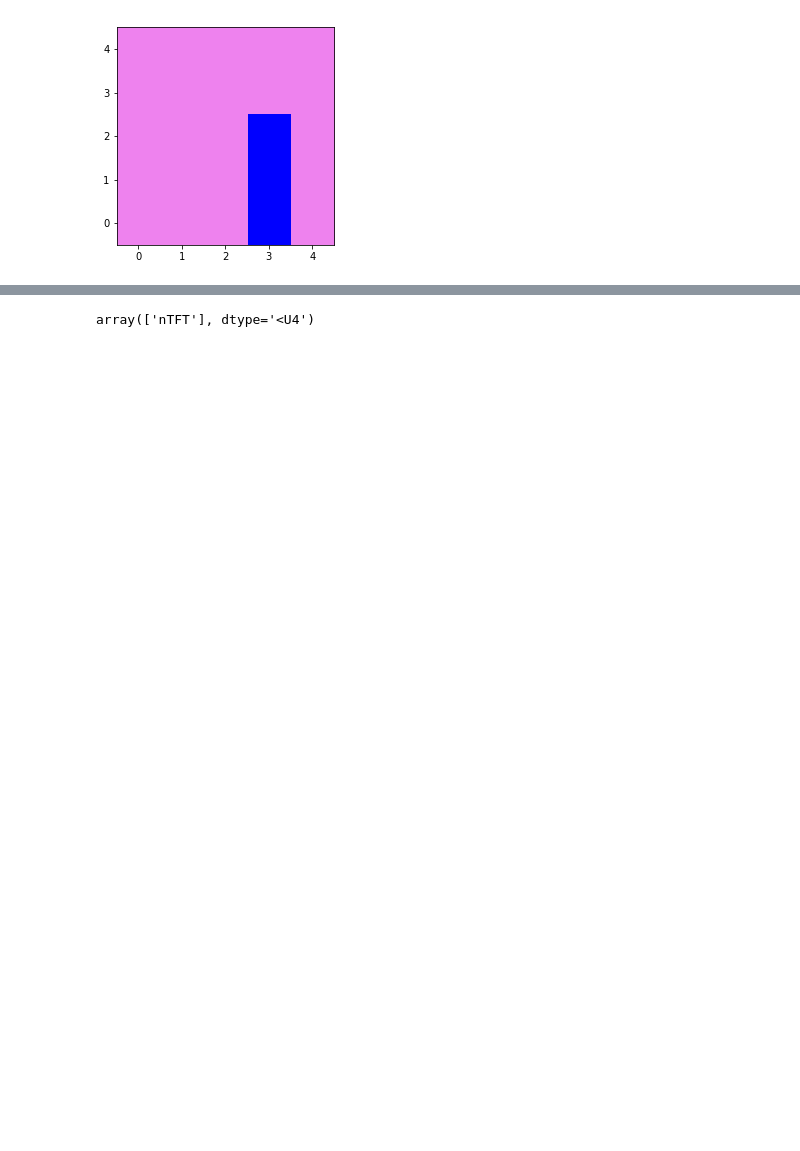
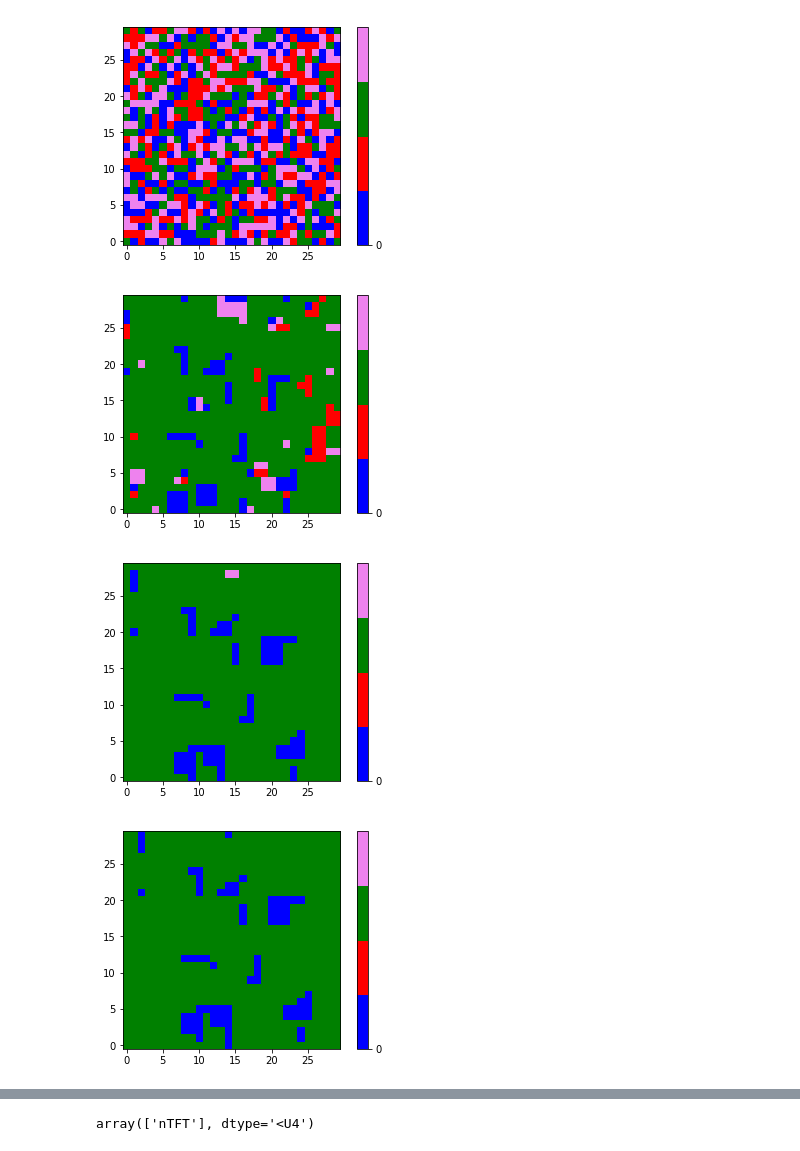
Before and after one commit to wesleyackerman/multiagent_systems, a Jupyter notebook: Labs/Lab2/Lattice Dev.ipynb, the cells around one changed output, grey strips where cells are left out. Saved outputs shown, nothing was run; the diff lists cells and outputs as text; code cells hidden in the pictures; blank space fills up the shorter version.

Commit message:
better plotting

```diff
--- a/Labs/Lab2/Lattice Dev.ipynb
+++ b/Labs/Lab2/Lattice Dev.ipynb
@@ -12,8 +12,13 @@ class lattice_gameboard:
         self.shape = [self.rows,self.columns]
         self.game = game
 
+        self.mapping = {}
+        for i,a in enumerate(agents):
+            self.mapping[a] = i
+
         self.paired_payoff_matrix = GamesRunner().calc_payoffs(game=self.game)
         self.agents = agents
+        self.colors = ['blue','red','green', 'violet']
         if weights is None:
             weights = [1/len(self.agents)] * 4
         self.weights = weights
@@ -51,6 +56,7 @@ class lattice_gameboard:
 #                 print(best_index)
 #                 print(self.payoffs[neighbor_idx])
 #                 print(neighbor_agents)
+#                print(neighbor_agents)
         self.agent_lattice = new_lattice
 
     def neighbor_indices(self, index):
@@ -75,36 +81,67 @@ class lattice_gameboard:
     def calculate_cell_payoff(self,i,j):
         """ Calculate the payoff of a cell
         """
         central_agent = self.agent_lattice[i,j]
         #print(central_agent)
         neighbors = self.neighbor_indices([i,j])
         neighbor_agents = self.agent_lattice[neighbors[:,0], neighbors[:,1]]
 
         # Remove central agent
         neighbor_agents = np.delete(arr=neighbor_agents, obj=4, axis=0)
 
         r = 0
         for agent in neighbor_agents:
             #print(agent)
             r += self.paired_payoff_matrix[(central_agent,agent)][0]
         return r/9
 
+    def draw_lattice2(self, lattice):
+        cmap = mpl.colors.ListedColormap(self.colors)
+        #categories, integer_encoding = np.unique(lattice, return_inverse=True)
+        #integer_encoding = integer_encoding.reshape([self.rows,self.columns])
+        int_lattice = replace_array_with_map(lattice, self.mapping, new_type=object).astype(int)
+        print(int_lattice)
+        plt.imshow(int_lattice, interpolation='nearest', cmap=cmap, origin='lower')
+        plt.show()
+
     def draw_lattice(self, lattice):
-        cmap = mpl.colors.ListedColormap(['blue','red','green', 'violet'])
-        categories, integer_encoding = np.unique(lattice, return_inverse=True)
-        integer_encoding = integer_encoding.reshape([self.rows,self.columns])
-        plt.imshow(integer_encoding, interpolation='nearest', cmap=cmap, origin='lower')
+        cmap = mpl.colors.ListedColormap(self.colors)
+        bounds=range(0,len(self.agents)+1)
+        norm = mpl.colors.BoundaryNorm(bounds, cmap.N)
+        int_lattice = replace_array_with_map(lattice, self.mapping, new_type=object).astype(int)
+
+        img = plt.imshow(int_lattice, interpolation='nearest', origin='lower',cmap=cmap, norm=norm)
+        plt.colorbar(img, cmap=cmap, norm=norm, boundaries=bounds, ticks=[0, 5, 10])
+        #plt.savefig('redwhite.png')
+        plt.show()
+
 
     def print_summary(self):
         pass
+
+def replace_array_with_map(arr, map_dict, new_type=object):
+    if type(map_dict)==type([]):
+        map_dict = dict(zip(range(0,len(map_dict)), map_dict))
+    newArray = np.copy(arr).astype(new_type)
+    for k, v in map_dict.items(): newArray[arr == k] = v
+    return newArray
+
+#         # Remap labels array
+#         map_obj = self.calculate_angles() # a dictionary remapping
+#         f = np.vectorize(lambda x: map_obj[x])
+#         self.labels = f(self.labels)
+
 
 def cartesian_product(arr1, arr2):
     return np.transpose([np.tile(arr1, len(arr2)), np.repeat(arr2, len(arr1))])
 
 #payoffs[('TFT', 'nTFT')]
 
 if __name__ == '__main__':
-    lg = lattice_gameboard(rows=5, columns=5)
+    lg = lattice_gameboard(rows=30, columns=30)
     gameboard = lg.agent_lattice
 # %% [output]
-[figure, old version]
+[figure, new version]
+[figure, added]
+[figure, added]
+[figure, added]
```
Also changed, not shown: parts of 1 cell of this notebook, 11 other files.
